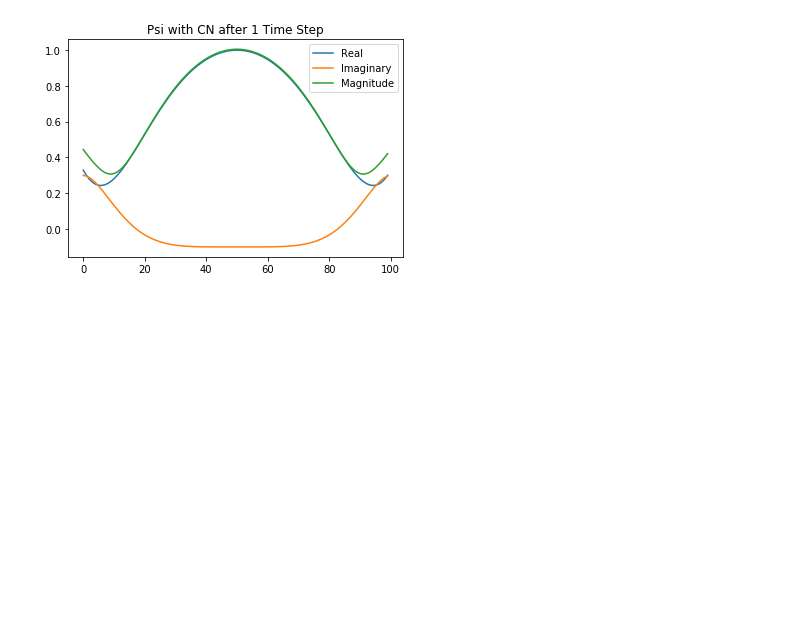
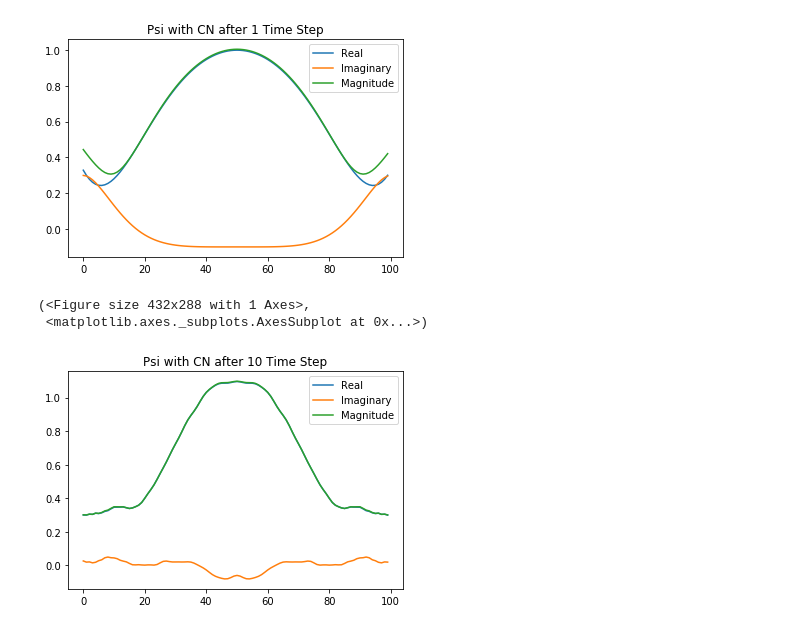
Before and after one commit to uwaces/physics_16_project_5, a Jupyter notebook: tdse.ipynb, the cells around one changed output. Saved outputs shown, nothing was run; the diff lists cells and outputs as text; code cells hidden in the pictures; blank space fills up the shorter version.

```diff
--- a/tdse.ipynb
+++ b/tdse.ipynb
@@ -142,3 +250,13 @@ plot_psi(psi_cn, title='Psi with CN after 1 Time Step')
 [figure]
 [figure]
 [figure]
+# %%
+result = [psi_0]
+for i in range (0, 1000):
+    result.append(tdse_step(M_CN, result[-1], method='CN'))
+
+plot_psi(result[-1], title='Psi with CN after 10 Time Step')
+# %% [output]
+(<Figure size 432x288 with 1 Axes>,
+ <matplotlib.axes._subplots.AxesSubplot at 0x...>)
+[figure, added]
```
Also changed, not shown: parts of 6 cells of this notebook.
